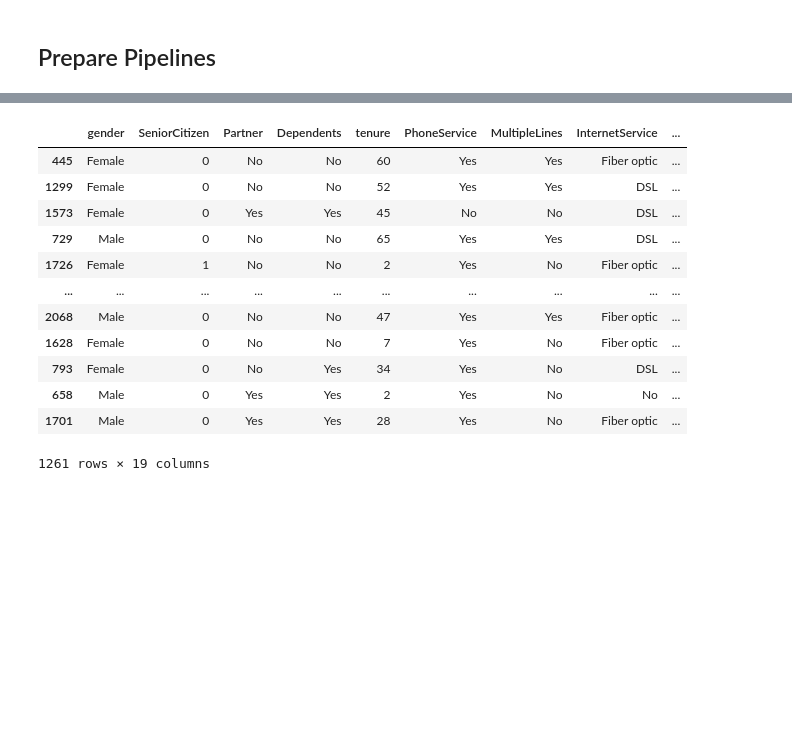
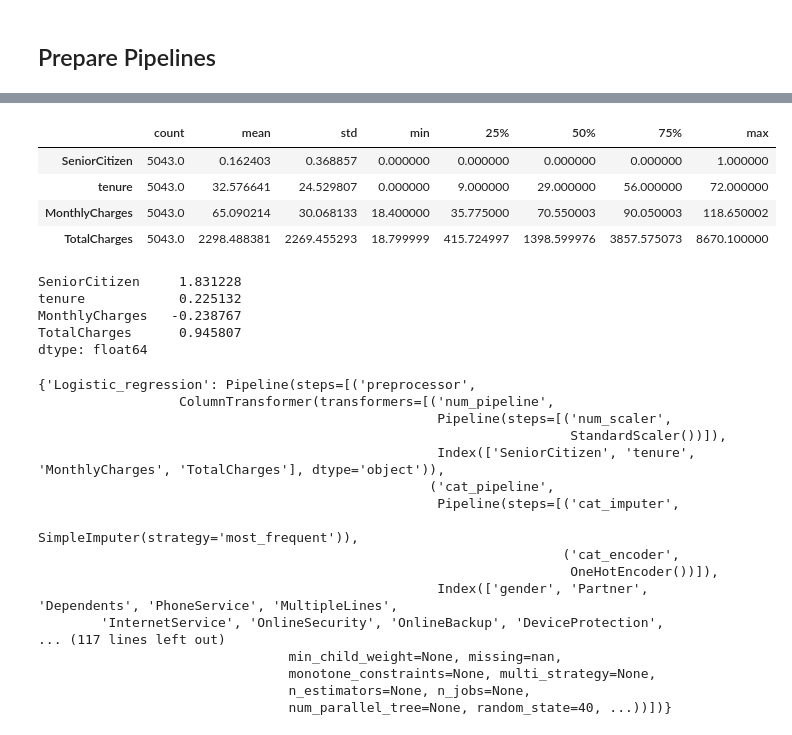
Before and after one commit to Phannsi/ML-Project-to-predict-Customer-Churn, a Jupyter notebook: Jupyter notebook.ipynb, the cells around one changed output, grey strips where cells are left out. Cells and saved outputs as stored; diff of their text form; code cells hidden in the pictures; blank space fills up the shorter version.

```diff
--- a/Jupyter notebook.ipynb
+++ b/Jupyter notebook.ipynb
@@ -513,5 +482,5 @@ Index(['gender', 'Partner', 'Dependents', 'PhoneService', 'MultipleLines',
       dtype='object')
 # %%
-num_col = X.select_dtypes('number')
+num_col = X.select_dtypes('number').columns
 num_col
 # %% [output]
@@ -549,16 +488,18 @@ X_train
-# %%
-X_test
-# %% [output]
-|  | gender | SeniorCitizen | Partner | Dependents | tenure | PhoneService | MultipleLines | InternetService | ... |
-| 445 | Female | 0 | No | No | 60 | Yes | Yes | Fiber optic | ... |
-| 1299 | Female | 0 | No | No | 52 | Yes | Yes | DSL | ... |
-| 1573 | Female | 0 | Yes | Yes | 45 | No | No | DSL | ... |
-| 729 | Male | 0 | No | No | 65 | Yes | Yes | DSL | ... |
-| 1726 | Female | 1 | No | No | 2 | Yes | No | Fiber optic | ... |
-| ... | ... | ... | ... | ... | ... | ... | ... | ... | ... |
-| 2068 | Male | 0 | No | No | 47 | Yes | Yes | Fiber optic | ... |
-| 1628 | Female | 0 | No | No | 7 | Yes | No | Fiber optic | ... |
-| 793 | Female | 0 | No | Yes | 34 | Yes | No | DSL | ... |
-| 658 | Male | 0 | Yes | Yes | 2 | Yes | No | No | ... |
-| 1701 | Male | 0 | Yes | Yes | 28 | Yes | No | Fiber optic | ... |
-1261 rows × 19 columns
+# %%
+num_col.describe().T
+# %% [output]
+|  | count | mean | std | min | 25% | 50% | 75% | max |
+| SeniorCitizen | 5043.0 | 0.162403 | 0.368857 | 0.000000 | 0.000000 | 0.000000 | 0.000000 | 1.000000 |
+| tenure | 5043.0 | 32.576641 | 24.529807 | 0.000000 | 9.000000 | 29.000000 | 56.000000 | 72.000000 |
+| MonthlyCharges | 5043.0 | 65.090214 | 30.068133 | 18.400000 | 35.775000 | 70.550003 | 90.050003 | 118.650002 |
+| TotalCharges | 5043.0 | 2298.488381 | 2269.455293 | 18.799999 | 415.724997 | 1398.599976 | 3857.575073 | 8670.100000 |
+# %%
+skewness = num_col.skew()
+#print("Skewness:", skewness)
+skewness.T
+# %% [output]
+SeniorCitizen     1.831228
+tenure            0.225132
+MonthlyCharges   -0.238767
+TotalCharges      0.945807
+dtype: float64
@@ -564,0 +558,20 @@ X_test
+# %%
+all_pipelines
+# %% [output]
+{'Logistic_regression': Pipeline(steps=[('preprocessor',
+                  ColumnTransformer(transformers=[('num_pipeline',
+                                                   Pipeline(steps=[('num_scaler',
+                                                                    StandardScaler())]),
+                                                   Index(['SeniorCitizen', 'tenure', 'MonthlyCharges', 'TotalCharges'], dtype='object')),
+                                                  ('cat_pipeline',
+                                                   Pipeline(steps=[('cat_imputer',
+                                                                    SimpleImputer(strategy='most_frequent')),
+                                                                   ('cat_encoder',
+                                                                    OneHotEncoder())]),
+                                                   Index(['gender', 'Partner', 'Dependents', 'PhoneService', 'MultipleLines',
+        'InternetService', 'OnlineSecurity', 'OnlineBackup', 'DeviceProtection',
+... (117 lines left out)
+                                min_child_weight=None, missing=nan,
+                                monotone_constraints=None, multi_strategy=None,
+                                n_estimators=None, n_jobs=None,
+                                num_parallel_tree=None, random_state=40, ...))])}
```
Also changed, not shown: parts of 23 cells of this notebook.
